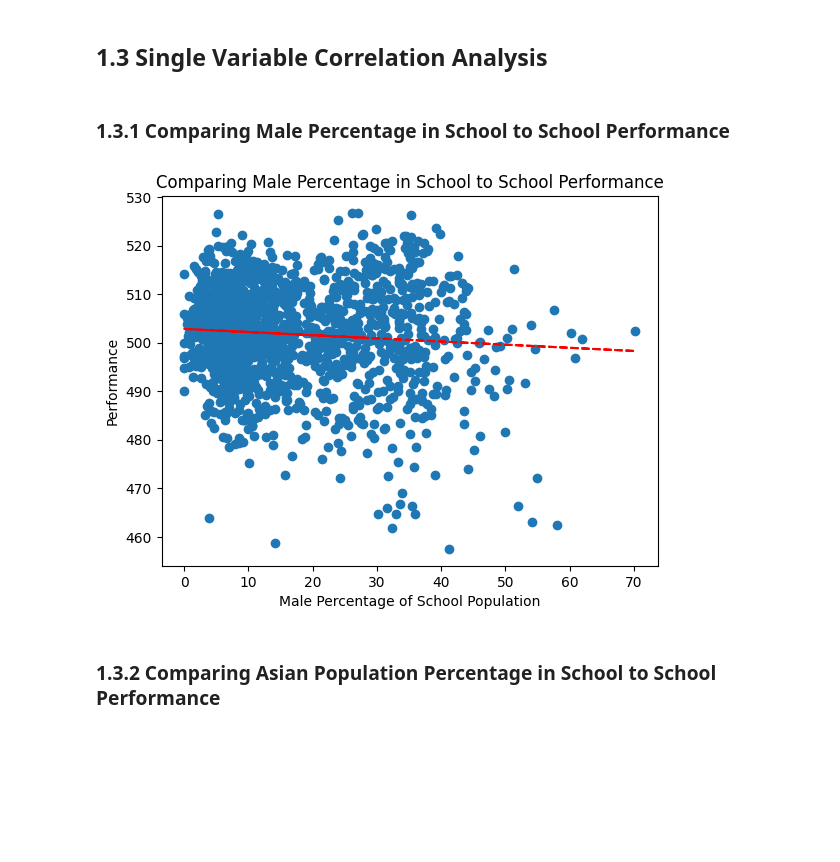
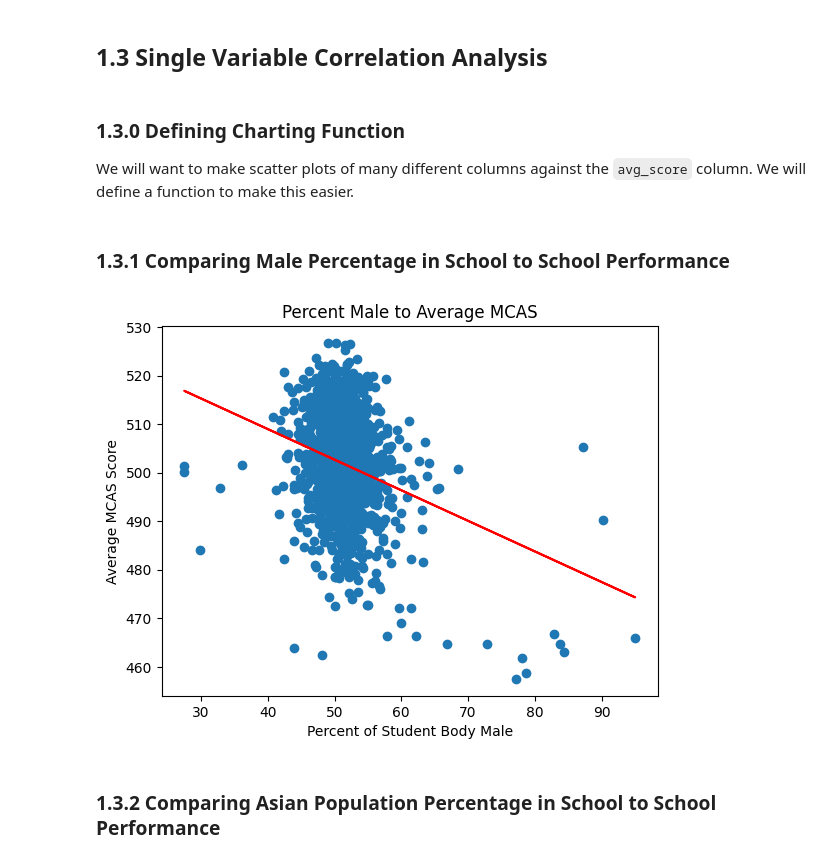
Before and after one commit to alexcraig043/qss-20-final-project, a Jupyter notebook: src/code/01_data_exploration.ipynb, the cells around one changed output. Drawn from its saved outputs; the diff is of its cells as text; code cells hidden in the pictures; blank space fills up the shorter version.

Commit message:
made function and changed staff columns

```diff
--- a/src/code/01_data_exploration.ipynb
+++ b/src/code/01_data_exploration.ipynb
@@ -22,30 +43,37 @@ master_df.head()
 # %% [markdown]
 ## 1.3 Single Variable Correlation Analysis
+# %% [markdown]
+### 1.3.0 Defining Charting Function
+We will want to make scatter plots of many different columns against the `avg_score` column. We will define a function to make this easier.
+# %%
+def make_scatter_plot(x, title, x_label, y = "avg_score", df = master_df, y_label = "Average MCAS Score"):
+    # Instantiate variables
+    x = df[x]
+    y = df[y]
+
+    # Get correlation and plot is as a 1d polynomial
+    coeffs = np.polyfit(x, y, 1)
+    poly1d_fn = np.poly1d(coeffs)
+
+    # Generate plot
+    plt.scatter(x, y)
+    plt.title(title)
+    plt.xlabel(x_label)
+    plt.ylabel(y_label)
+
+    # Add the linear fit line to the plot
+    plt.plot(x, poly1d_fn(x), '-r')
+
+    # Export plot
+    file_name = re.sub(r'\s+', '_', title)
+    plt.savefig("../output/figures/" + file_name + ".png", dpi = 500)
+
+    plt.show()
 # %% [markdown]
 ### 1.3.1 Comparing Male Percentage in School to School Performance
-# %%
-# Generate some random data
-x = master_df['Males (%)']
-y = master_df['avg_score']
-
-# Fit a linear polynomial to the data
-coeffs = np.polyfit(x, y, 1)
-poly1d_fn = np.poly1d(coeffs)
-
-# Create a scatterplot of the data
-plt.scatter(x, y)
-
-# Add the linear fit line to the plot
-plt.plot(x, poly1d_fn(x), '--r')
-
-# Add axis labels and a title
-plt.xlabel('Male Percentage of School Population')
-plt.ylabel('Performance')
-plt.title('Comparing Male Percentage in School to School Performance')
-
-# Display the plot
-plt.show()
-# %% [output]
-[figure, removed]
+# %%
+make_scatter_plot(x = 'Males', title = "Percent Male to Average MCAS", x_label = "Percent of Student Body Male")
+# %% [output]
+[figure, added]
 # %% [markdown]
 ### 1.3.2 Comparing Asian Population Percentage in School to School Performance
```
Also changed, not shown: parts of 8 cells of this notebook, 5 other files.
